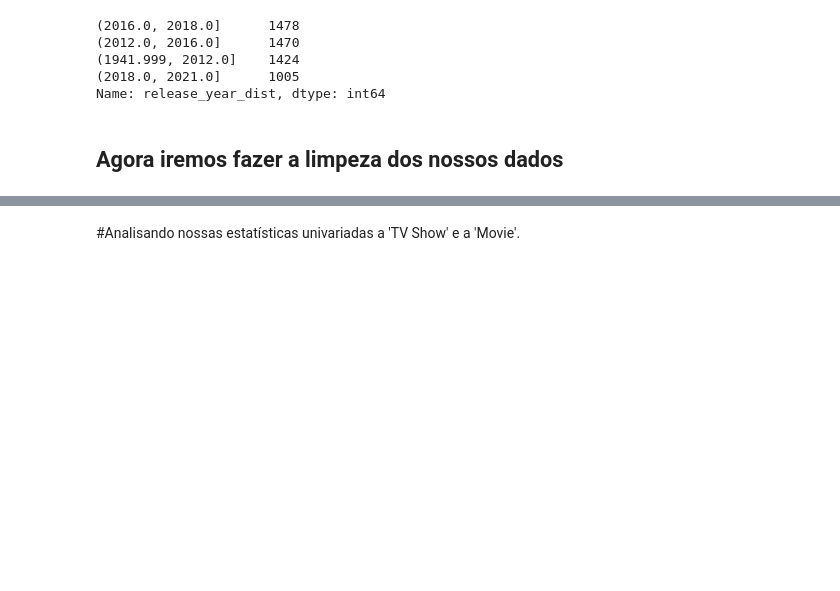
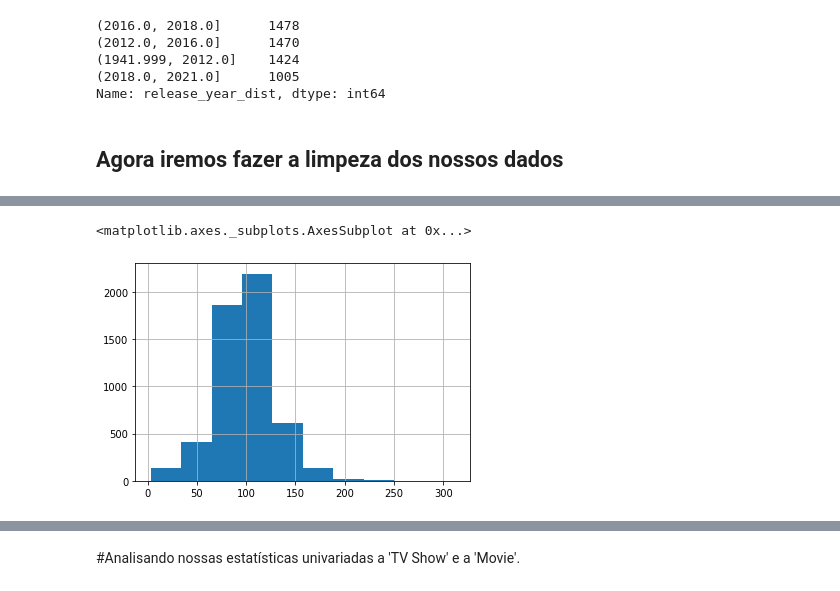
Before and after one commit to danielcti/data-science-project, a Jupyter notebook: dataVisualizationNetflix.ipynb, the cells around one changed output, grey strips where cells are left out. Drawn from its saved outputs; the diff is of its cells as text; code cells hidden in the pictures; blank space fills up the shorter version.

```diff
--- a/dataVisualizationNetflix.ipynb
+++ b/dataVisualizationNetflix.ipynb
@@ -344,0 +385,5 @@ Name: release_year_dist, dtype: int64
+# %%
+dfMovie.duration.hist()
+# %% [output]
+<matplotlib.axes._subplots.AxesSubplot at 0x...>
+[figure, added]
```
Also changed, not shown: parts of 35 cells of this notebook.
